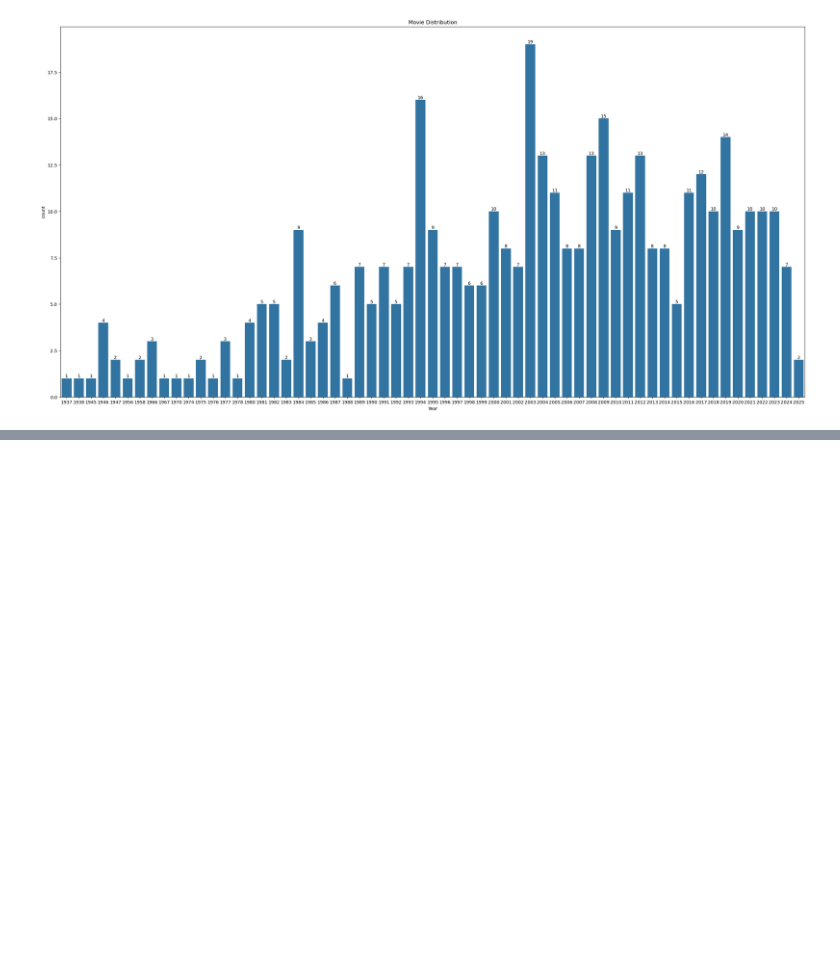
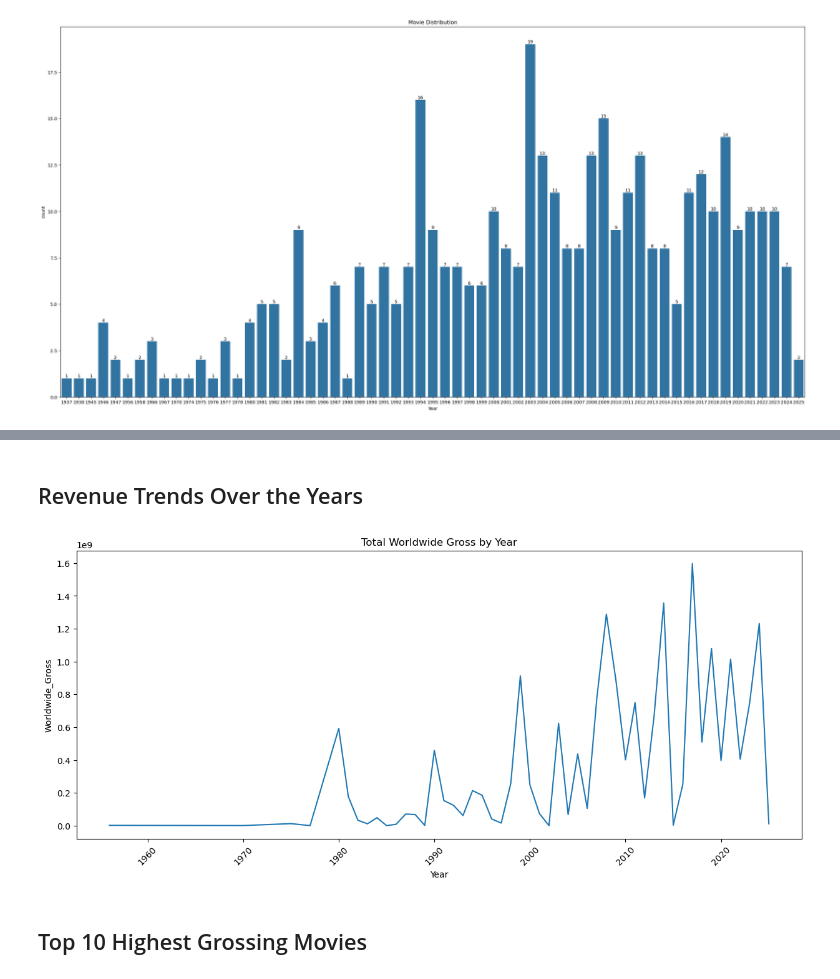
Before and after one commit to ShivamAttri05/Movie-Data-Analysis, a Jupyter notebook: main.ipynb, the cells around one changed output, grey strips where cells are left out. Saved outputs shown, nothing was run; the diff lists cells and outputs as text; code cells hidden in the pictures; blank space fills up the shorter version.

```diff
--- a/main.ipynb
+++ b/main.ipynb
@@ -65,4 +65,5 @@ plt.show()
 # %% [output]
 [figure]
 # %%
-gb = df.groupby("Year").agg({})
+df['Worldwide_Gross'].isnull().sum()
+df = df.dropna(subset=['Worldwide_Gross'])
@@ -68,0 +79,2 @@ gb = df.groupby("Year").agg({})
+# %%
+df['Film'] = df['Film'].str.strip("'")
@@ -68,0 +90,3 @@ gb = df.groupby("Year").agg({})
+# %%
+df['Worldwide_Gross'] = df['Worldwide_Gross'].str.extract(r"\$([\d,]+)")
+df['Worldwide_Gross'] = df['Worldwide_Gross'].str.replace(",", "").astype(float)
@@ -68,0 +102,15 @@ gb = df.groupby("Year").agg({})
+# %% [markdown]
+## Revenue Trends Over the Years
+# %%
+gross_by_year = df.groupby('Year')['Worldwide_Gross'].sum().reset_index()
+plt.figure(figsize=(15,6))
+
+sbn.lineplot(data=gross_by_year, x='Year', y='Worldwide_Gross')
+
+plt.title("Total Worldwide Gross by Year")
+plt.xticks(rotation=45)
+plt.show()
+# %% [output]
+[figure, added]
+# %% [markdown]
+## Top 10 Highest Grossing Movies
```
Also changed, not shown: parts of 8 cells of this notebook.
